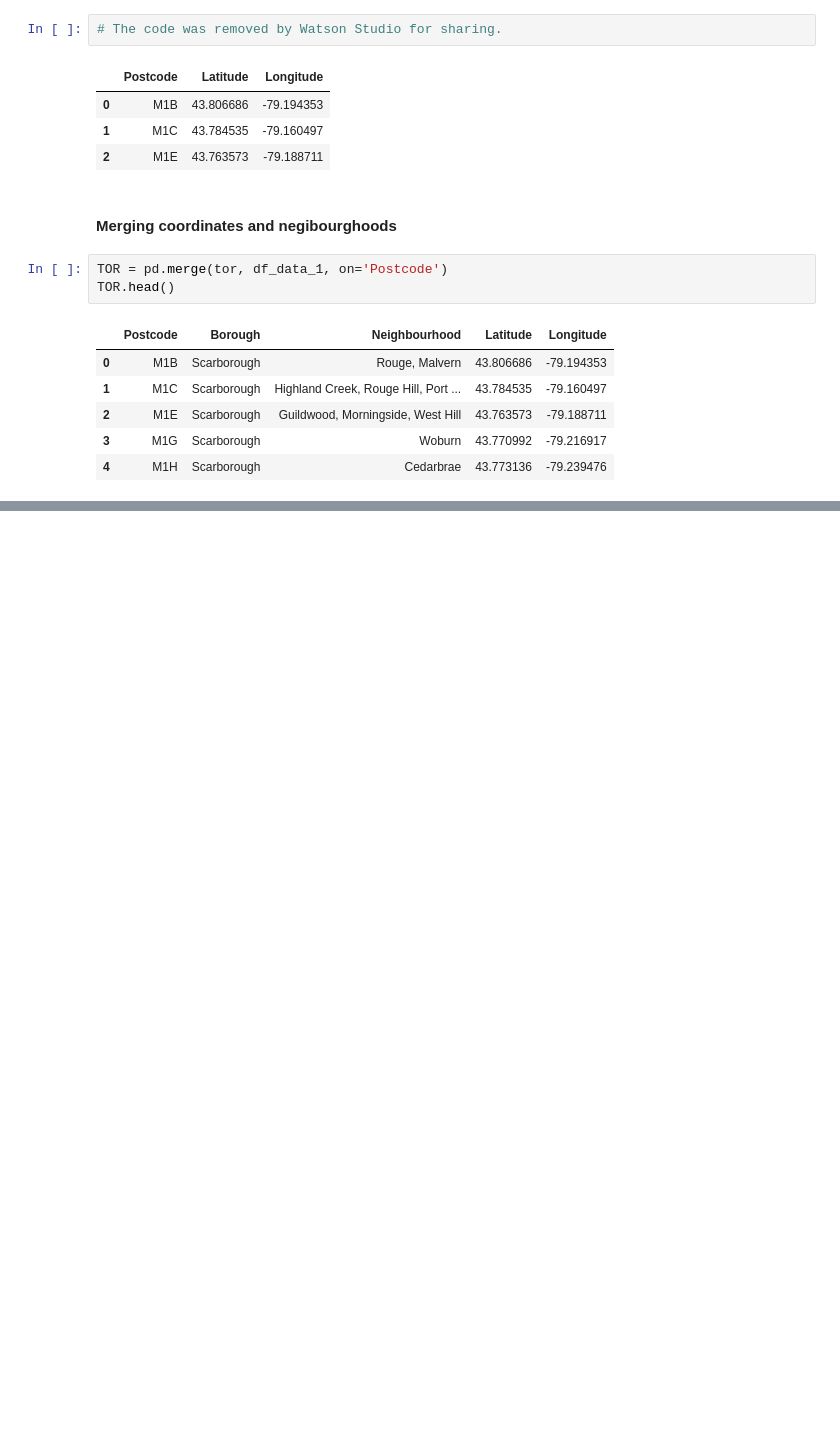
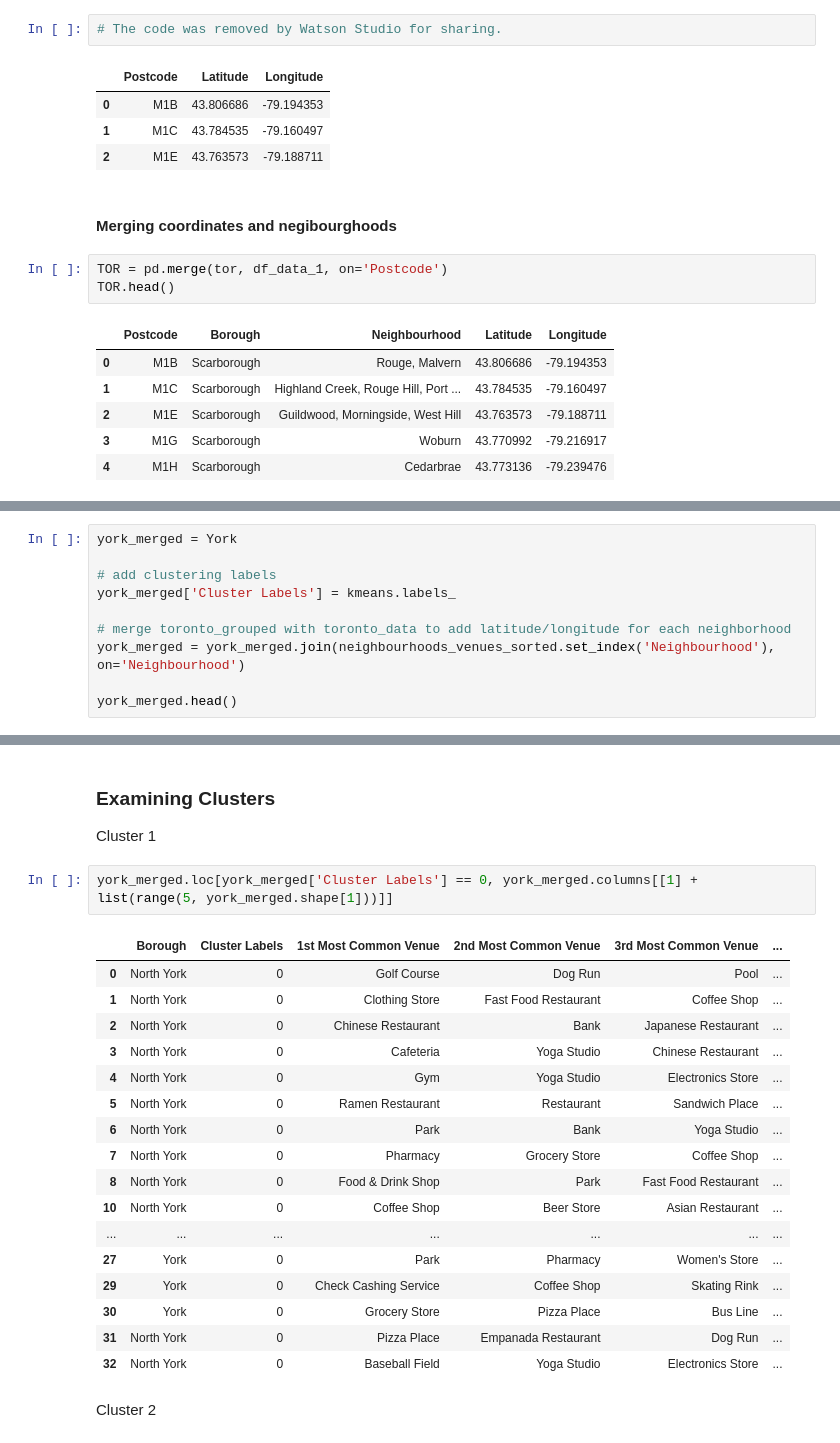
Before and after one commit to ykv001/ApppliedDataScienceCapstone, a Jupyter notebook: Segmenting and Clustering Neighborhoods in Toronto.ipynb, the cells around one changed output, grey strips where cells are left out. Drawn from its saved outputs; the diff is of its cells as text; blank space fills up the shorter version.

```diff
--- a/Segmenting and Clustering Neighborhoods in Toronto.ipynb
+++ b/Segmenting and Clustering Neighborhoods in Toronto.ipynb
@@ -142,0 +545,10 @@ TOR.head()
+# %%
+york_merged = York
+
+# add clustering labels
+york_merged['Cluster Labels'] = kmeans.labels_
+
+# merge toronto_grouped with toronto_data to add latitude/longitude for each neighborhood
+york_merged = york_merged.join(neighbourhoods_venues_sorted.set_index('Neighbourhood'), on='Neighbourhood')
+
+york_merged.head()
@@ -142,0 +588,26 @@ TOR.head()
+# %% [markdown]
+### Examining Clusters
+
+Cluster 1
+# %%
+york_merged.loc[york_merged['Cluster Labels'] == 0, york_merged.columns[[1] + list(range(5, york_merged.shape[1]))]]
+# %% [output]
+|  | Borough | Cluster Labels | 1st Most Common Venue | 2nd Most Common Venue | 3rd Most Common Venue | ... |
+| 0 | North York | 0 | Golf Course | Dog Run | Pool | ... |
+| 1 | North York | 0 | Clothing Store | Fast Food Restaurant | Coffee Shop | ... |
+| 2 | North York | 0 | Chinese Restaurant | Bank | Japanese Restaurant | ... |
+| 3 | North York | 0 | Cafeteria | Yoga Studio | Chinese Restaurant | ... |
+| 4 | North York | 0 | Gym | Yoga Studio | Electronics Store | ... |
+| 5 | North York | 0 | Ramen Restaurant | Restaurant | Sandwich Place | ... |
+| 6 | North York | 0 | Park | Bank | Yoga Studio | ... |
+| 7 | North York | 0 | Pharmacy | Grocery Store | Coffee Shop | ... |
+| 8 | North York | 0 | Food & Drink Shop | Park | Fast Food Restaurant | ... |
+| 10 | North York | 0 | Coffee Shop | Beer Store | Asian Restaurant | ... |
+| ... | ... | ... | ... | ... | ... | ... |
+| 27 | York | 0 | Park | Pharmacy | Women's Store | ... |
+| 29 | York | 0 | Check Cashing Service | Coffee Shop | Skating Rink | ... |
+| 30 | York | 0 | Grocery Store | Pizza Place | Bus Line | ... |
+| 31 | North York | 0 | Pizza Place | Empanada Restaurant | Dog Run | ... |
+| 32 | North York | 0 | Baseball Field | Yoga Studio | Electronics Store | ... |
+# %% [markdown]
+Cluster 2
```
Also changed, not shown: parts of 45 cells of this notebook.
